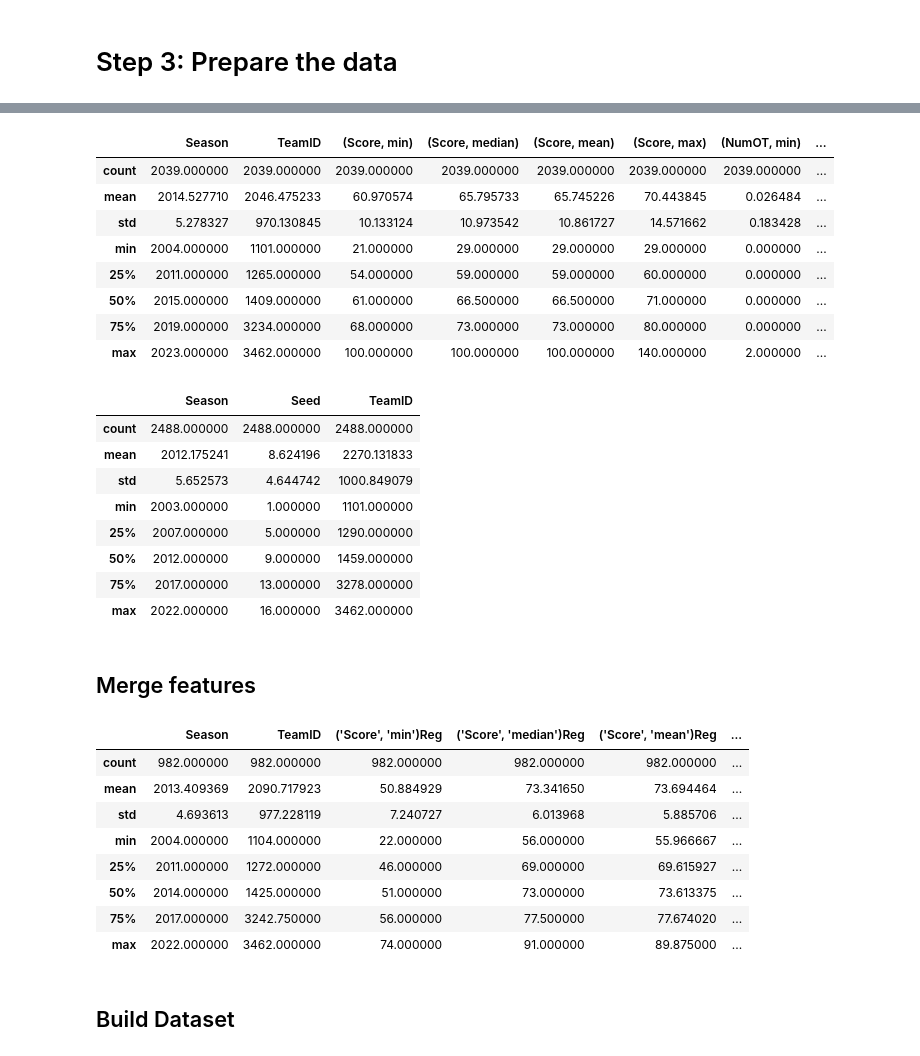
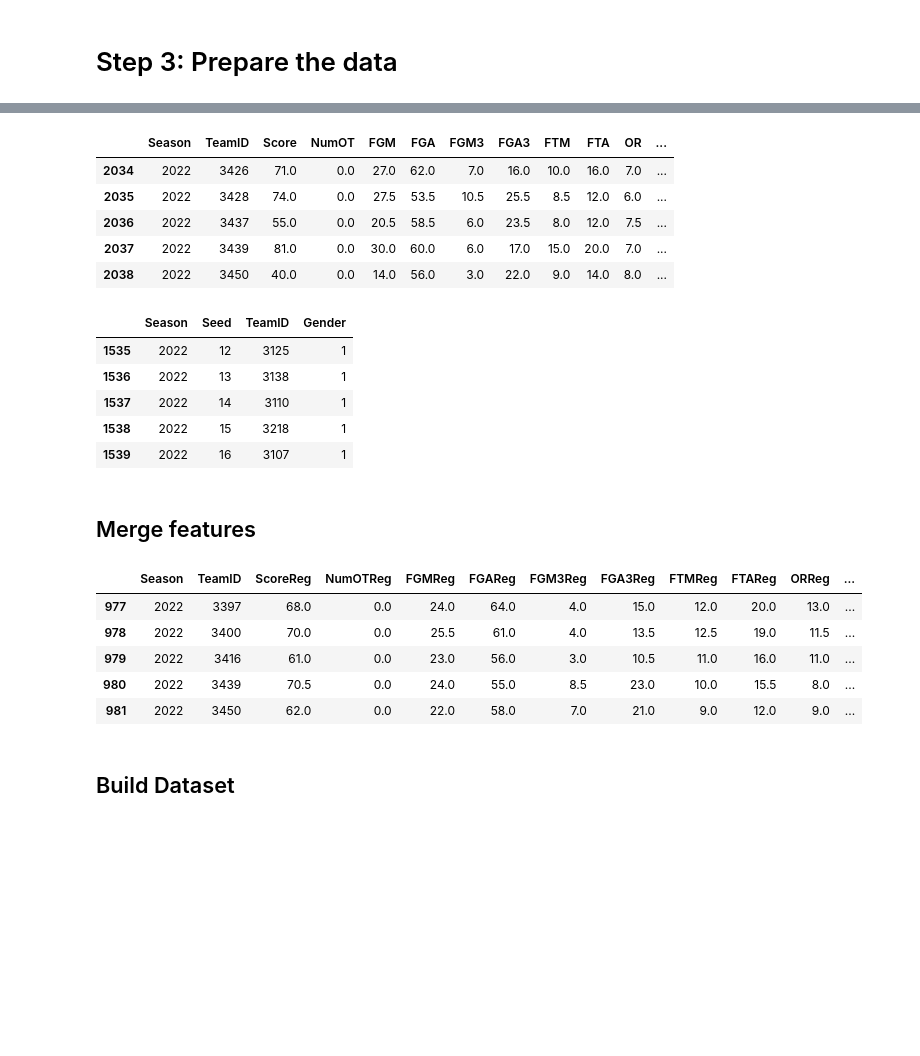
Before and after one commit to sethchart/kaggle-march-machine-learning-mania, a Jupyter notebook: kernels/warmup/notebook.ipynb, the cells around one changed output, grey strips where cells are left out. Cells and saved outputs as stored; diff of their text form; code cells hidden in the pictures; blank space fills up the shorter version.

```diff
--- a/kernels/warmup/notebook.ipynb
+++ b/kernels/warmup/notebook.ipynb
@@ -11,9 +11,9 @@ def load_raw_data(filename: str) -> pd.DataFrame:
     mens_filepath = f"/kaggle/input/warmup-round-march-machine-learning-mania-2023/M{filename}.csv"
     weomens_filepath = f"/kaggle/input/warmup-round-march-machine-learning-mania-2023/W{filename}.csv"
     df_mens = pd.read_csv(mens_filepath)
-    df_mens["Gender"] = "M"
+    df_mens["Gender"] = 0
     df_weomens = pd.read_csv(weomens_filepath)
-    df_weomens["Gender"] = "W"
+    df_weomens["Gender"] = 1
     return pd.concat([df_mens, df_weomens])
 # %% [markdown]
 # Step 2: Load the data
@@ -62,9 +53,8 @@ NCAATourneySeeds.describe()
 def process_detailed_results(df_in: pd.DataFrame) -> pd.DataFrame:
     df = df_in.copy()
     df = clean_detailed_results(df)
-    df = reshape_detailed_results(df)
-    df = compute_percentages(df)
     df = aggregate_detailed_results(df)
+    #df = compute_percentages(df)
     return df
 
 def clean_detailed_results(df: pd.DataFrame) -> pd.DataFrame:
@@ -83,8 +73,8 @@ def reshape_detailed_results(df: pd.DataFrame) -> pd.DataFrame:
     return pd.concat([df_winner, df_looser], ignore_index=True)
 
 def aggregate_detailed_results(df: pd.DataFrame) -> pd.DataFrame:
-    df_agg = df.groupby(["Season", "TeamID"]).agg(["min", "median", "mean", "max"])
-    df_agg.columns = df_agg.columns.to_flat_index()
+    df = reshape_detailed_results(df)
+    df_agg = df.groupby(["Season", "TeamID"]).agg("median")
     return df_agg.reset_index()
 
 def compute_percentages(df_in: pd.DataFrame) -> pd.DataFrame:
@@ -132,6 +122,12 @@ expected_aggregated_df = pd.DataFrame([
     {"Season": 1, "TeamID": "B","stat1": 2.5, "stat2": 4.5, "Win": 0.0 },
 ])
 test_df_copy = test_df.copy()
+
+# Tests
+assert clean_column_names(test_df) == expected_column_names, "Function clean_column_names failed."
+assert split_winner_and_looser_columns(test_df) == expected_column_split, "Function split_winner_and_looser_columns failed."
+assert expected_reshaped_df.equals(reshape_detailed_results(test_df)), "Function reshape_detailed_results failed."
+assert expected_aggregated_df.equals(aggregate_detailed_results(test_df)), "Function aggregate_detailed_results failed."
 # %%
 ProcessedRegularSeasonDetailedResults = process_detailed_results(
     RegularSeasonDetailedResults
@@ -150,19 +143,16 @@ ProcessedRegularSeasonDetailedResults.describe()
 # %%
 ProcessedNCAATourneyDetailedResults = process_detailed_results(
     NCAATourneyDetailedResults
 )
-ProcessedNCAATourneyDetailedResults["Season"] += 1
-ProcessedNCAATourneyDetailedResults.describe()
+
+ProcessedNCAATourneyDetailedResults.tail()
 # %% [output]
-|  | Season | TeamID | (Score, min) | (Score, median) | (Score, mean) | (Score, max) | (NumOT, min) | ... |
-| count | 2039.000000 | 2039.000000 | 2039.000000 | 2039.000000 | 2039.000000 | 2039.000000 | 2039.000000 | ... |
-| mean | 2014.527710 | 2046.475233 | 60.970574 | 65.795733 | 65.745226 | 70.443845 | 0.026484 | ... |
-| std | 5.278327 | 970.130845 | 10.133124 | 10.973542 | 10.861727 | 14.571662 | 0.183428 | ... |
-| min | 2004.000000 | 1101.000000 | 21.000000 | 29.000000 | 29.000000 | 29.000000 | 0.000000 | ... |
-| 25% | 2011.000000 | 1265.000000 | 54.000000 | 59.000000 | 59.000000 | 60.000000 | 0.000000 | ... |
-| 50% | 2015.000000 | 1409.000000 | 61.000000 | 66.500000 | 66.500000 | 71.000000 | 0.000000 | ... |
-| 75% | 2019.000000 | 3234.000000 | 68.000000 | 73.000000 | 73.000000 | 80.000000 | 0.000000 | ... |
-| max | 2023.000000 | 3462.000000 | 100.000000 | 100.000000 | 100.000000 | 140.000000 | 2.000000 | ... |
+|  | Season | TeamID | Score | NumOT | FGM | FGA | FGM3 | FGA3 | FTM | FTA | OR | ... |
+| 2034 | 2022 | 3426 | 71.0 | 0.0 | 27.0 | 62.0 | 7.0 | 16.0 | 10.0 | 16.0 | 7.0 | ... |
+| 2035 | 2022 | 3428 | 74.0 | 0.0 | 27.5 | 53.5 | 10.5 | 25.5 | 8.5 | 12.0 | 6.0 | ... |
+| 2036 | 2022 | 3437 | 55.0 | 0.0 | 20.5 | 58.5 | 6.0 | 23.5 | 8.0 | 12.0 | 7.5 | ... |
+| 2037 | 2022 | 3439 | 81.0 | 0.0 | 30.0 | 60.0 | 6.0 | 17.0 | 15.0 | 20.0 | 7.0 | ... |
+| 2038 | 2022 | 3450 | 40.0 | 0.0 | 14.0 | 56.0 | 3.0 | 22.0 | 9.0 | 14.0 | 8.0 | ... |
 # %%
 def process_seeds(df_in: pd.DataFrame) -> pd.DataFrame:
     df = df_in.copy()
@@ -173,20 +163,18 @@ def process_seeds(df_in: pd.DataFrame) -> pd.DataFrame:
     return df
 # %%
 ProcessedNCAATourneySeeds = process_seeds(NCAATourneySeeds)
-ProcessedNCAATourneySeeds.describe()
+ProcessedNCAATourneySeeds.tail()
 # %% [output]
-|  | Season | Seed | TeamID |
-| count | 2488.000000 | 2488.000000 | 2488.000000 |
-| mean | 2012.175241 | 8.624196 | 2270.131833 |
-| std | 5.652573 | 4.644742 | 1000.849079 |
-| min | 2003.000000 | 1.000000 | 1101.000000 |
-| 25% | 2007.000000 | 5.000000 | 1290.000000 |
-| 50% | 2012.000000 | 9.000000 | 1459.000000 |
-| 75% | 2017.000000 | 13.000000 | 3278.000000 |
-| max | 2022.000000 | 16.000000 | 3462.000000 |
+|  | Season | Seed | TeamID | Gender |
+| 1535 | 2022 | 12 | 3125 | 1 |
+| 1536 | 2022 | 13 | 3138 | 1 |
+| 1537 | 2022 | 14 | 3110 | 1 |
+| 1538 | 2022 | 15 | 3218 | 1 |
+| 1539 | 2022 | 16 | 3107 | 1 |
 # %% [markdown]
 ## Merge features
 # %%
+ProcessedNCAATourneyDetailedResults["Season"] += 1
 features = pd.merge(
     ProcessedRegularSeasonDetailedResults,
     ProcessedNCAATourneyDetailedResults,
@@ -201,17 +189,14 @@ features = features.merge(
     on=["Season", "TeamID"]
 )
 
-features.describe()
+features.tail()
 # %% [output]
-|  | Season | TeamID | ('Score', 'min')Reg | ('Score', 'median')Reg | ('Score', 'mean')Reg | ... |
-| count | 982.000000 | 982.000000 | 982.000000 | 982.000000 | 982.000000 | ... |
-| mean | 2013.409369 | 2090.717923 | 50.884929 | 73.341650 | 73.694464 | ... |
-| std | 4.693613 | 977.228119 | 7.240727 | 6.013968 | 5.885706 | ... |
-| min | 2004.000000 | 1104.000000 | 22.000000 | 56.000000 | 55.966667 | ... |
-| 25% | 2011.000000 | 1272.000000 | 46.000000 | 69.000000 | 69.615927 | ... |
-| 50% | 2014.000000 | 1425.000000 | 51.000000 | 73.000000 | 73.613375 | ... |
-| 75% | 2017.000000 | 3242.750000 | 56.000000 | 77.500000 | 77.674020 | ... |
-| max | 2022.000000 | 3462.000000 | 74.000000 | 91.000000 | 89.875000 | ... |
+|  | Season | TeamID | ScoreReg | NumOTReg | FGMReg | FGAReg | FGM3Reg | FGA3Reg | FTMReg | FTAReg | ORReg | ... |
+| 977 | 2022 | 3397 | 68.0 | 0.0 | 24.0 | 64.0 | 4.0 | 15.0 | 12.0 | 20.0 | 13.0 | ... |
+| 978 | 2022 | 3400 | 70.0 | 0.0 | 25.5 | 61.0 | 4.0 | 13.5 | 12.5 | 19.0 | 11.5 | ... |
+| 979 | 2022 | 3416 | 61.0 | 0.0 | 23.0 | 56.0 | 3.0 | 10.5 | 11.0 | 16.0 | 11.0 | ... |
+| 980 | 2022 | 3439 | 70.5 | 0.0 | 24.0 | 55.0 | 8.5 | 23.0 | 10.0 | 15.5 | 8.0 | ... |
+| 981 | 2022 | 3450 | 62.0 | 0.0 | 22.0 | 58.0 | 7.0 | 21.0 | 9.0 | 12.0 | 9.0 | ... |
 # %% [markdown]
 ## Build Dataset
 # %%
```
Also changed, not shown: parts of 23 cells of this notebook.
